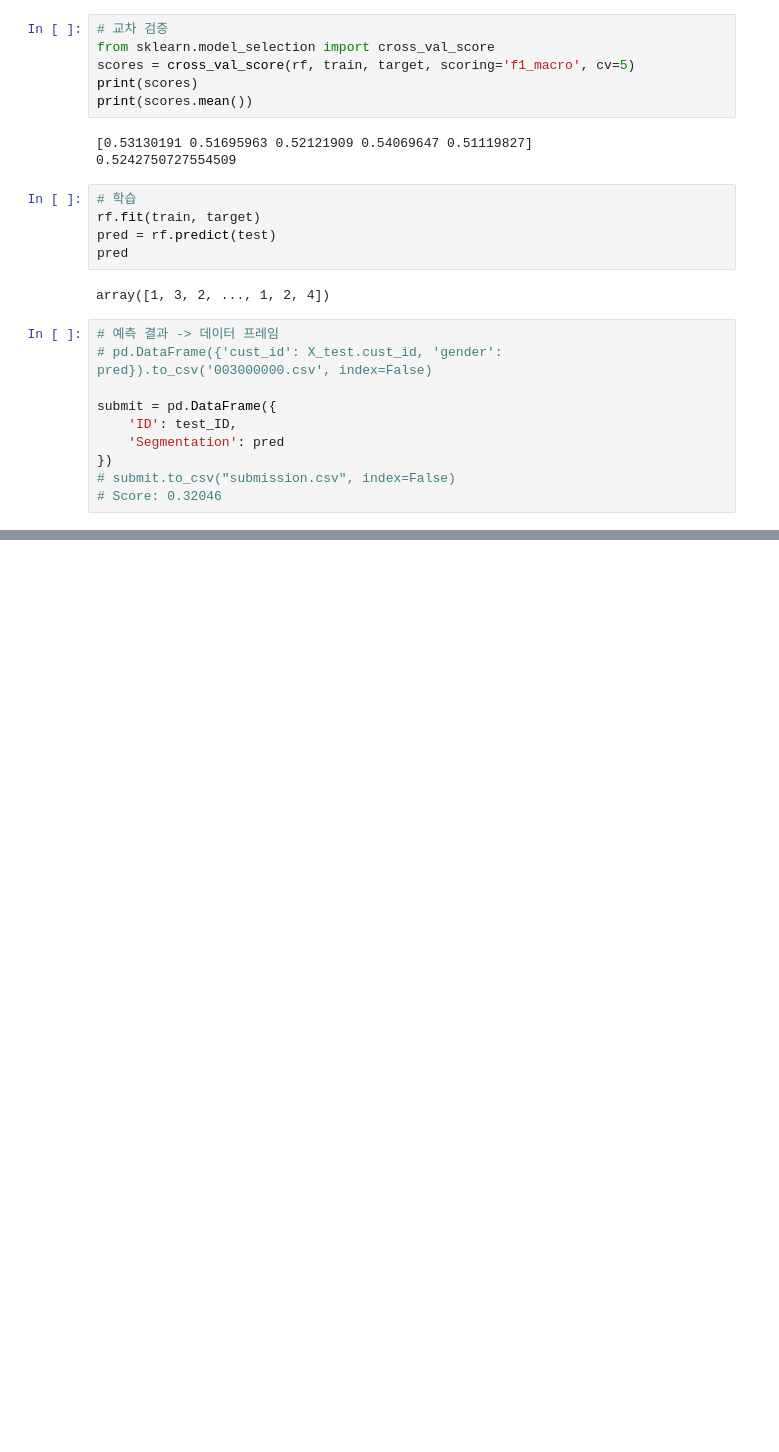
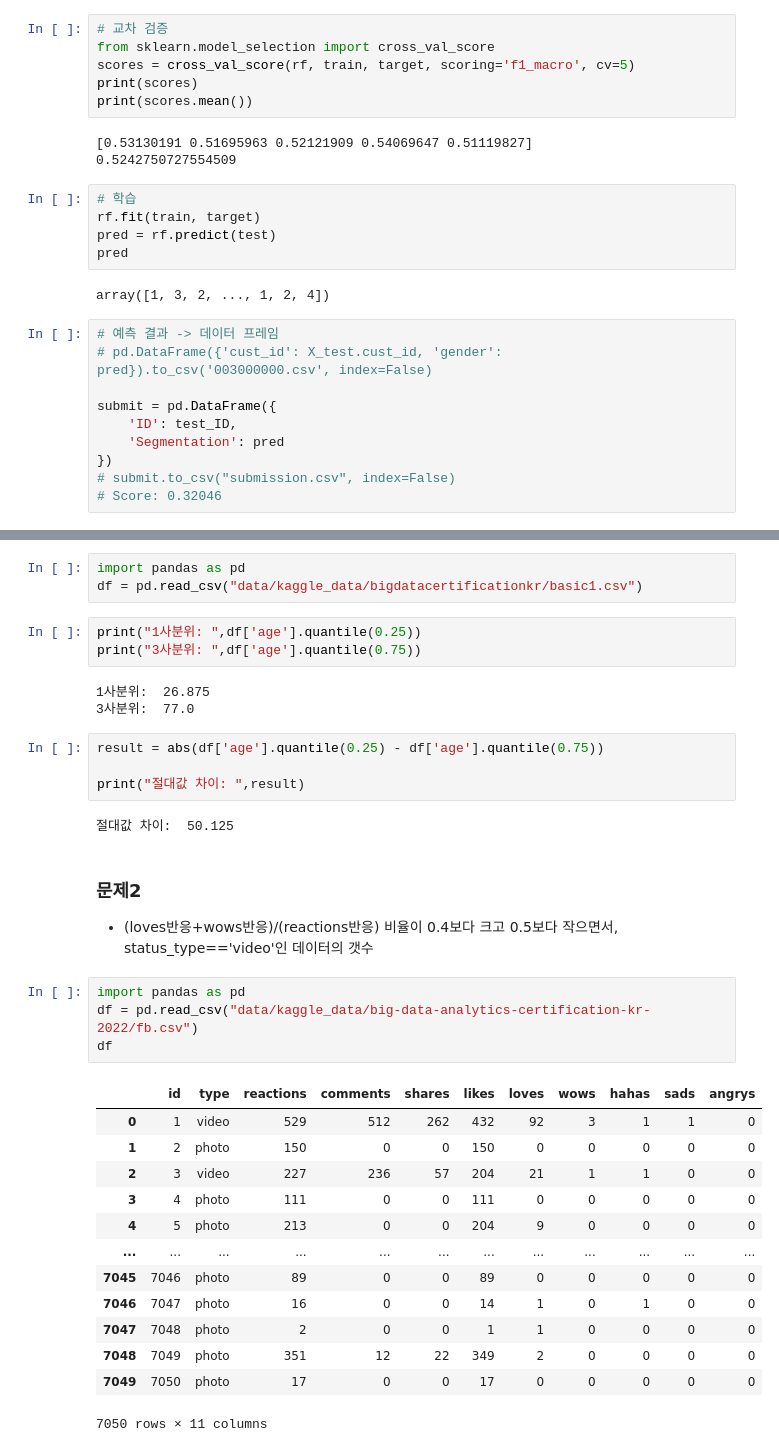
Before and after one commit to zudata/BEAKJOON, a Jupyter notebook: study/Big Data Certification study.ipynb, the cells around one changed output, grey strips where cells are left out. Drawn from its saved outputs; the diff is of its cells as text; blank space fills up the shorter version.

```diff
--- a/study/Big Data Certification study.ipynb
+++ b/study/Big Data Certification study.ipynb
@@ -4184,0 +4170,36 @@ print("절대값 차이: ",result)
+# %%
+import pandas as pd
+df = pd.read_csv("data/kaggle_data/bigdatacertificationkr/basic1.csv")
+# %%
+print("1사분위: ",df['age'].quantile(0.25))
+print("3사분위: ",df['age'].quantile(0.75))
+# %% [output]
+1사분위:  26.875
+3사분위:  77.0
+# %%
+result = abs(df['age'].quantile(0.25) - df['age'].quantile(0.75))
+
+print("절대값 차이: ",result)
+# %% [output]
+절대값 차이:  50.125
+# %% [markdown]
+### 문제2
+- (loves반응+wows반응)/(reactions반응) 비율이 0.4보다 크고 0.5보다 작으면서, status_type=='video'인 데이터의 갯수
+# %%
+import pandas as pd
+df = pd.read_csv("data/kaggle_data/big-data-analytics-certification-kr-2022/fb.csv")
+df
+# %% [output]
+|  | id | type | reactions | comments | shares | likes | loves | wows | hahas | sads | angrys |
+| 0 | 1 | video | 529 | 512 | 262 | 432 | 92 | 3 | 1 | 1 | 0 |
+| 1 | 2 | photo | 150 | 0 | 0 | 150 | 0 | 0 | 0 | 0 | 0 |
+| 2 | 3 | video | 227 | 236 | 57 | 204 | 21 | 1 | 1 | 0 | 0 |
+| 3 | 4 | photo | 111 | 0 | 0 | 111 | 0 | 0 | 0 | 0 | 0 |
+| 4 | 5 | photo | 213 | 0 | 0 | 204 | 9 | 0 | 0 | 0 | 0 |
+| ... | ... | ... | ... | ... | ... | ... | ... | ... | ... | ... | ... |
+| 7045 | 7046 | photo | 89 | 0 | 0 | 89 | 0 | 0 | 0 | 0 | 0 |
+| 7046 | 7047 | photo | 16 | 0 | 0 | 14 | 1 | 0 | 1 | 0 | 0 |
+| 7047 | 7048 | photo | 2 | 0 | 0 | 1 | 1 | 0 | 0 | 0 | 0 |
+| 7048 | 7049 | photo | 351 | 12 | 22 | 349 | 2 | 0 | 0 | 0 | 0 |
+| 7049 | 7050 | photo | 17 | 0 | 0 | 17 | 0 | 0 | 0 | 0 | 0 |
+7050 rows × 11 columns
```
Also changed, not shown: parts of 66 cells of this notebook.
